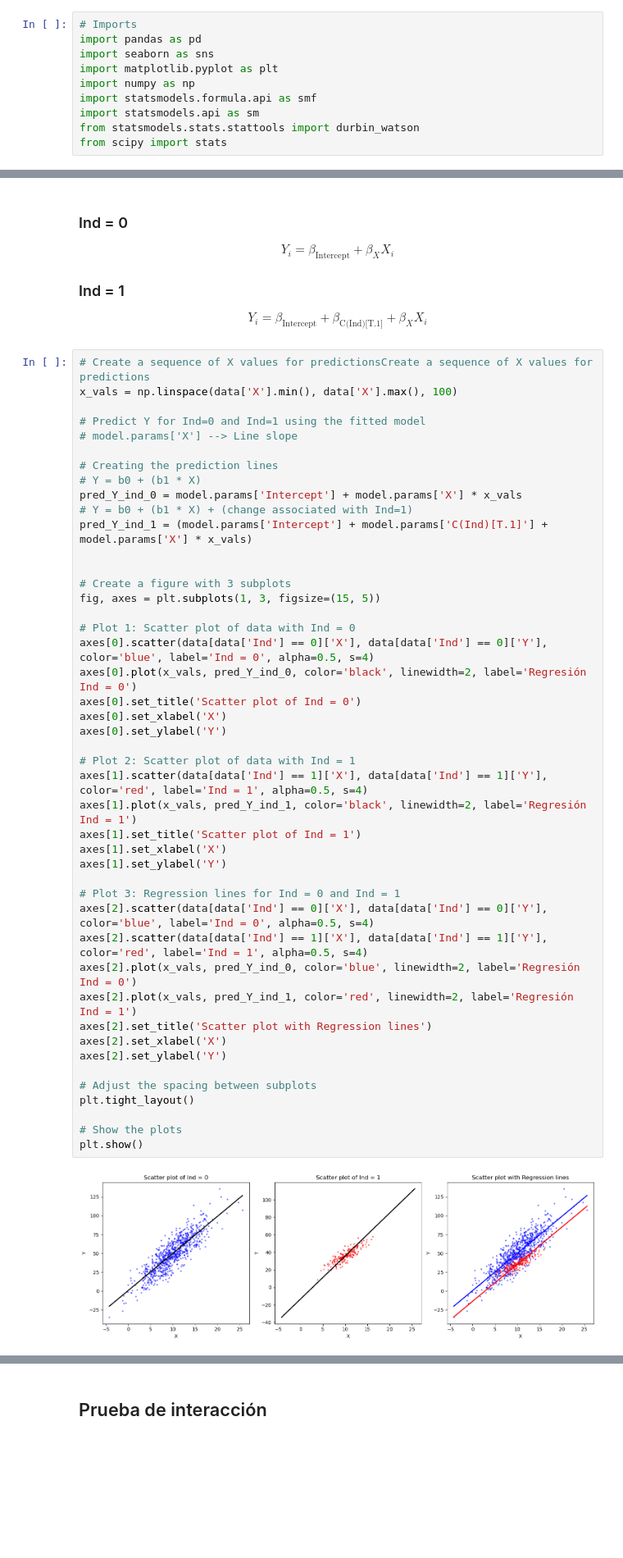
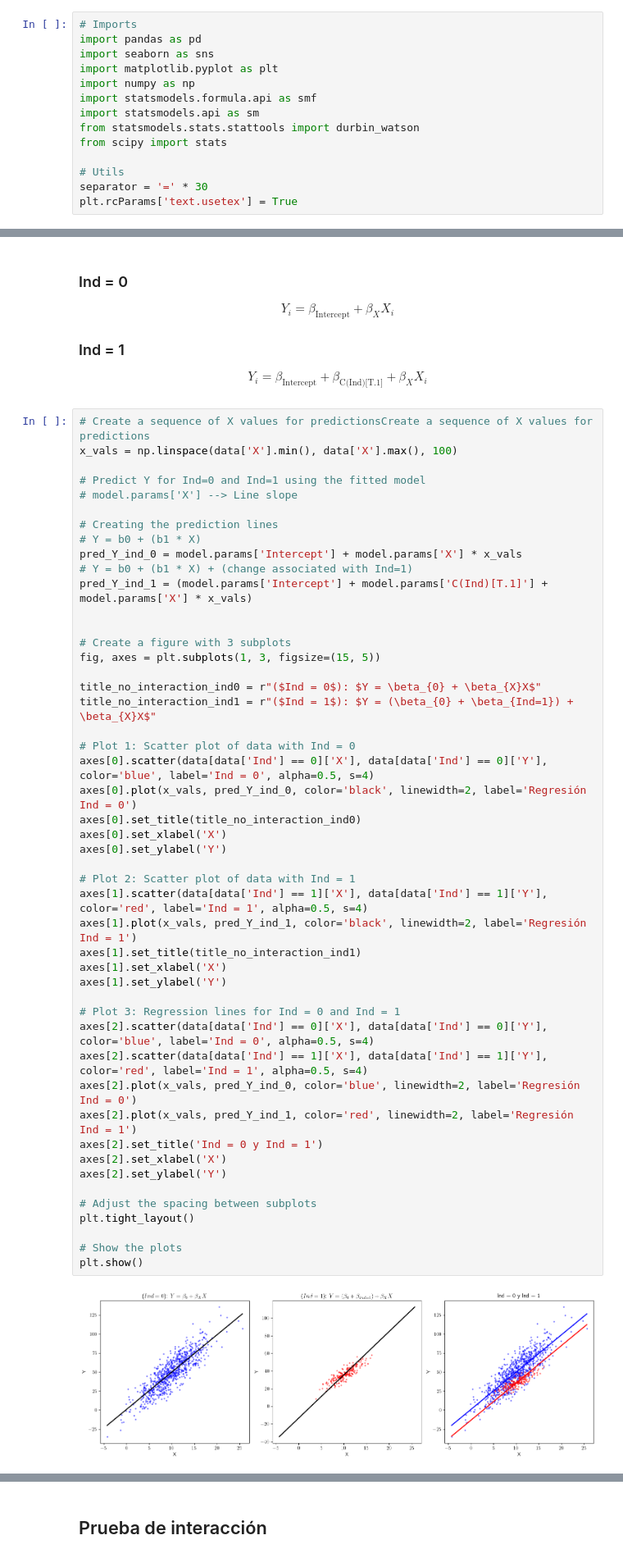
Before and after one commit to Daniel1martinez2/mcd-analisis-cuantitativo-evaluacion-1, a Jupyter notebook: punto_1.ipynb, the cells around one changed output, grey strips where cells are left out. Shown: that part at 82% size. Saved outputs shown, nothing was run; the diff lists cells and outputs as text; blank space fills up the shorter version.

```diff
--- a/punto_1.ipynb
+++ b/punto_1.ipynb
@@ -8,3 +10,7 @@ import statsmodels.formula.api as smf
 import statsmodels.api as sm
 from statsmodels.stats.stattools import durbin_watson
 from scipy import stats
+
+# Utils
+separator = '=' * 30
+plt.rcParams['text.usetex'] = True
@@ -246,37 +228,40 @@ pred_Y_ind_1 = (model.params['Intercept'] + model.params['C(Ind)[T.1]'] + model.
 
 # Create a figure with 3 subplots
 fig, axes = plt.subplots(1, 3, figsize=(15, 5))
 
+title_no_interaction_ind0 = r"($Ind = 0$): $Y = \beta_{0} + \beta_{X}X$"
+title_no_interaction_ind1 = r"($Ind = 1$): $Y = (\beta_{0} + \beta_{Ind=1}) + \beta_{X}X$"
+
 # Plot 1: Scatter plot of data with Ind = 0
 axes[0].scatter(data[data['Ind'] == 0]['X'], data[data['Ind'] == 0]['Y'], color='blue', label='Ind = 0', alpha=0.5, s=4)
 axes[0].plot(x_vals, pred_Y_ind_0, color='black', linewidth=2, label='Regresión Ind = 0')
-axes[0].set_title('Scatter plot of Ind = 0')
+axes[0].set_title(title_no_interaction_ind0)
 axes[0].set_xlabel('X')
 axes[0].set_ylabel('Y')
 
 # Plot 2: Scatter plot of data with Ind = 1
 axes[1].scatter(data[data['Ind'] == 1]['X'], data[data['Ind'] == 1]['Y'], color='red', label='Ind = 1', alpha=0.5, s=4)
 axes[1].plot(x_vals, pred_Y_ind_1, color='black', linewidth=2, label='Regresión Ind = 1')
-axes[1].set_title('Scatter plot of Ind = 1')
+axes[1].set_title(title_no_interaction_ind1)
 axes[1].set_xlabel('X')
 axes[1].set_ylabel('Y')
 
 # Plot 3: Regression lines for Ind = 0 and Ind = 1
 axes[2].scatter(data[data['Ind'] == 0]['X'], data[data['Ind'] == 0]['Y'], color='blue', label='Ind = 0', alpha=0.5, s=4)
 axes[2].scatter(data[data['Ind'] == 1]['X'], data[data['Ind'] == 1]['Y'], color='red', label='Ind = 1', alpha=0.5, s=4)
 axes[2].plot(x_vals, pred_Y_ind_0, color='blue', linewidth=2, label='Regresión Ind = 0')
 axes[2].plot(x_vals, pred_Y_ind_1, color='red', linewidth=2, label='Regresión Ind = 1')
-axes[2].set_title('Scatter plot with Regression lines')
+axes[2].set_title('Ind = 0 y Ind = 1')
 axes[2].set_xlabel('X')
 axes[2].set_ylabel('Y')
 
 # Adjust the spacing between subplots
 plt.tight_layout()
 
 # Show the plots
 plt.show()
 # %% [output]
-[figure, old version]
+[figure, new version]
 # %% [markdown]
 ### Análisis gráfico
 Realizando un análisis a lo presentado por las gráficas anteriores, encontramos que la pendiente parece no describir adecuadamente el comportamiento de los datos. Por lo que realizaremos a continuación una prueba de interacción, es decir, que asumiremos que si hay interacción entre las variables X e Ind. Esto nos permitirá observar si la pendiente de X cambia cuando Ind es 1.
```
Also changed, not shown: parts of 12 cells of this notebook, 2 other files.
